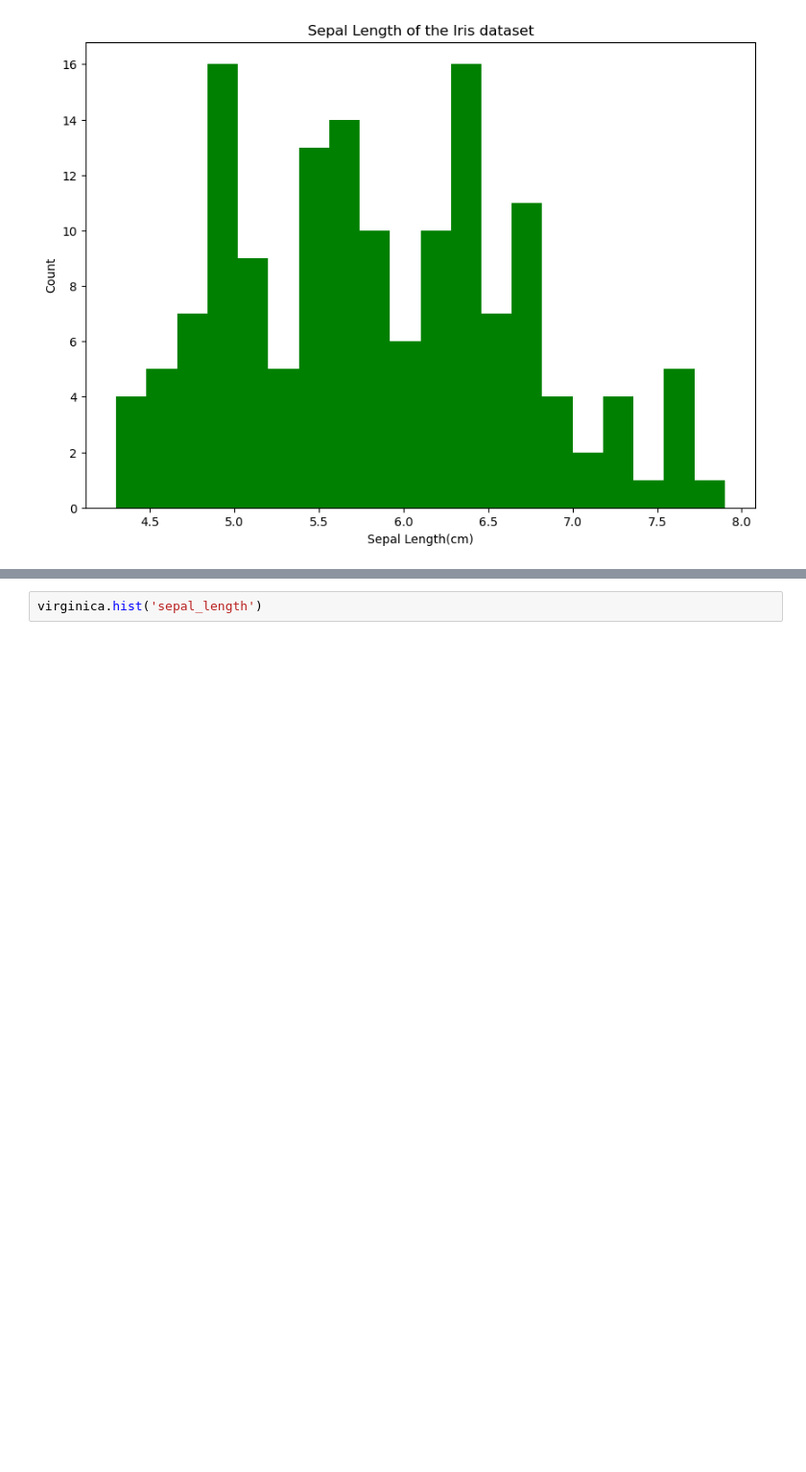
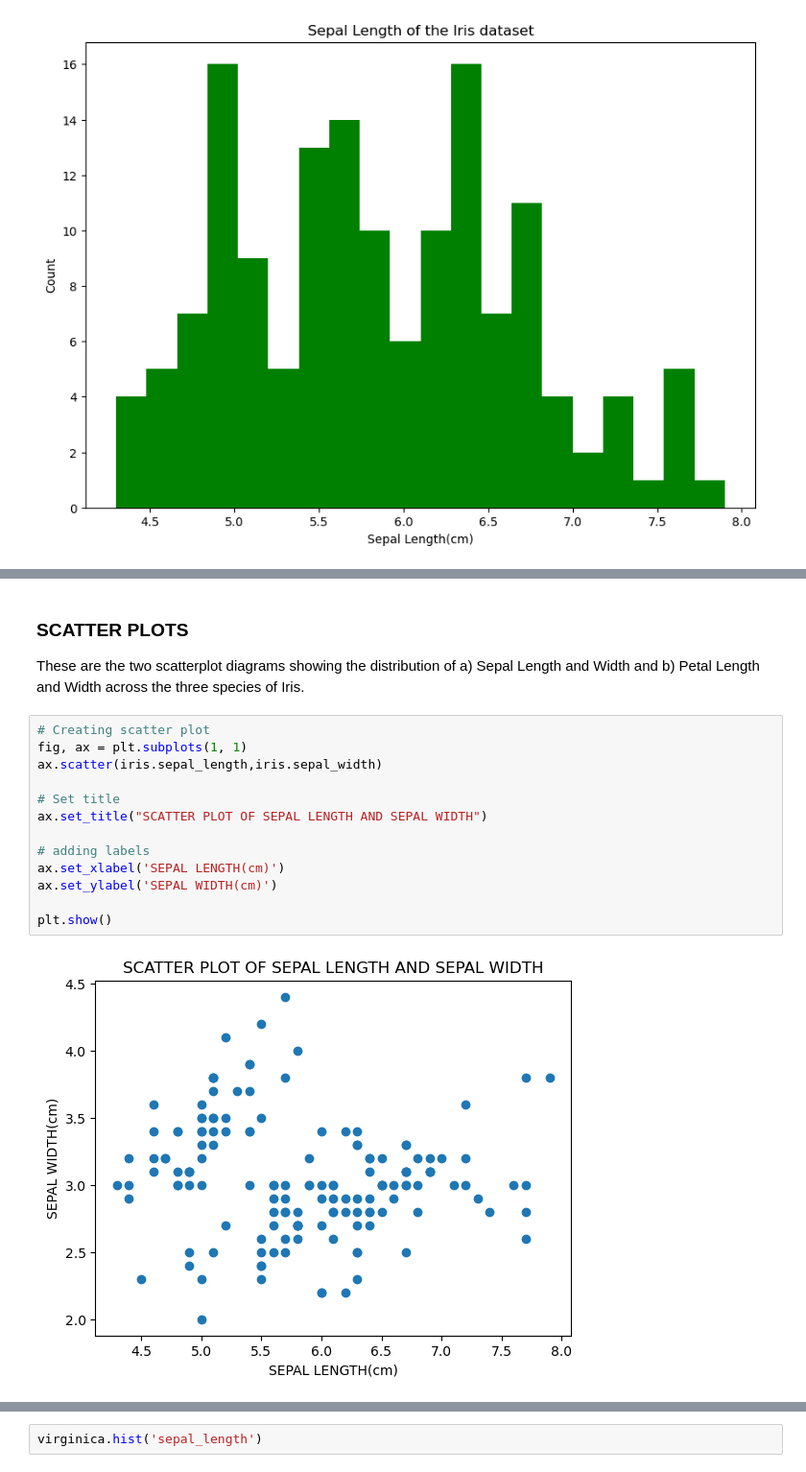
Before and after one commit to mickalleny2k/FUND_DATA, a Jupyter notebook: project.ipynb, the cells around one changed output, grey strips where cells are left out. Shown at 96% size. Drawn from its saved outputs; the diff is of its cells as text; blank space fills up the shorter version.

```diff
--- a/project.ipynb
+++ b/project.ipynb
@@ -885,0 +947,18 @@ Text(0, 0.5, 'Count')
+# %% [markdown]
+### SCATTER PLOTS
+These are the two scatterplot diagrams showing the distribution of a) Sepal Length and Width and b) Petal Length and Width across the three species of Iris.
+# %%
+# Creating scatter plot
+fig, ax = plt.subplots(1, 1)
+ax.scatter(iris.sepal_length,iris.sepal_width)
+
+# Set title
+ax.set_title("SCATTER PLOT OF SEPAL LENGTH AND SEPAL WIDTH")
+
+# adding labels
+ax.set_xlabel('SEPAL LENGTH(cm)')
+ax.set_ylabel('SEPAL WIDTH(cm)')
+
+plt.show()
+# %% [output]
+[figure, added]
```
Also changed, not shown: parts of 54 cells of this notebook, 1 other file.
